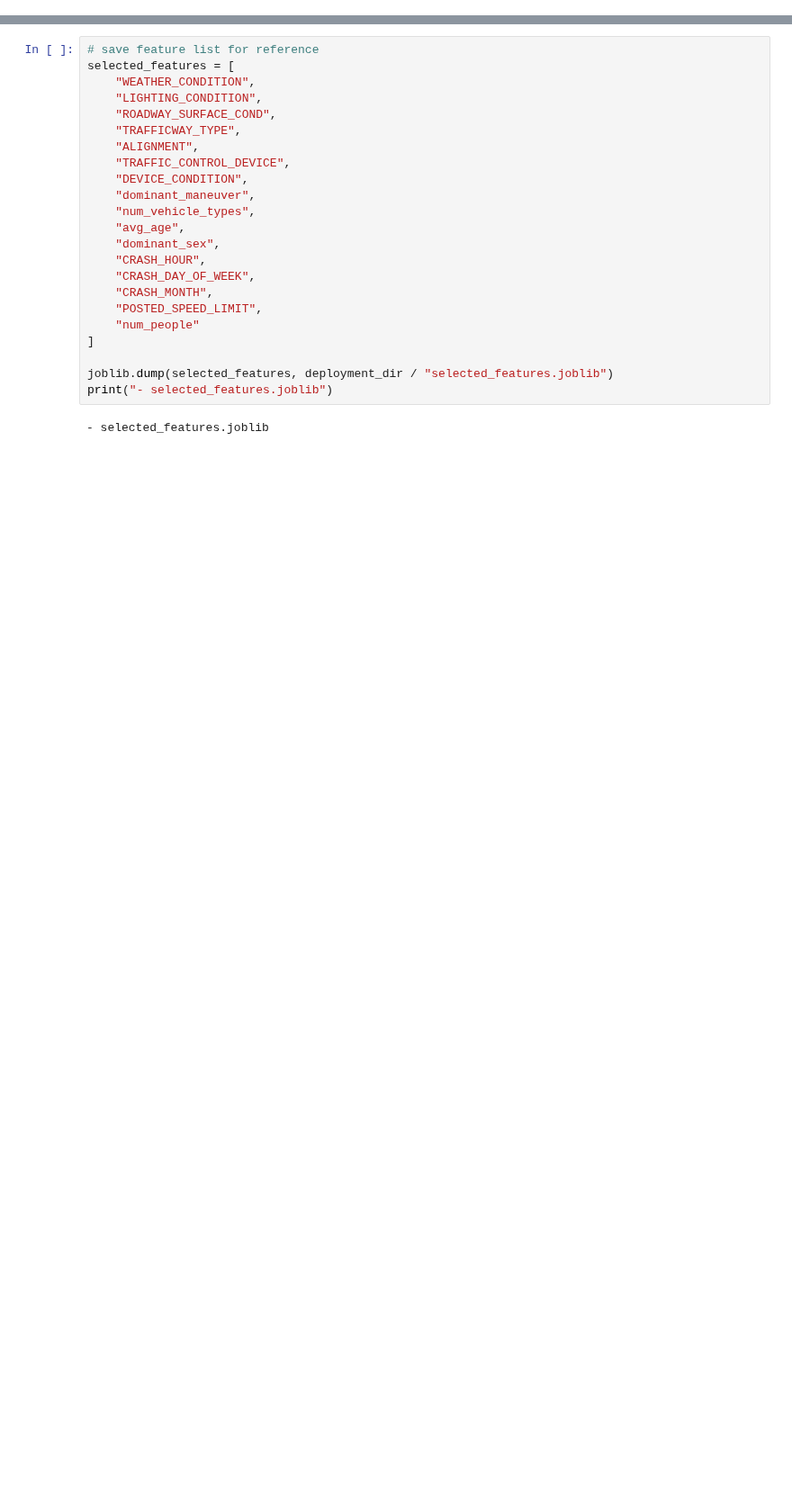
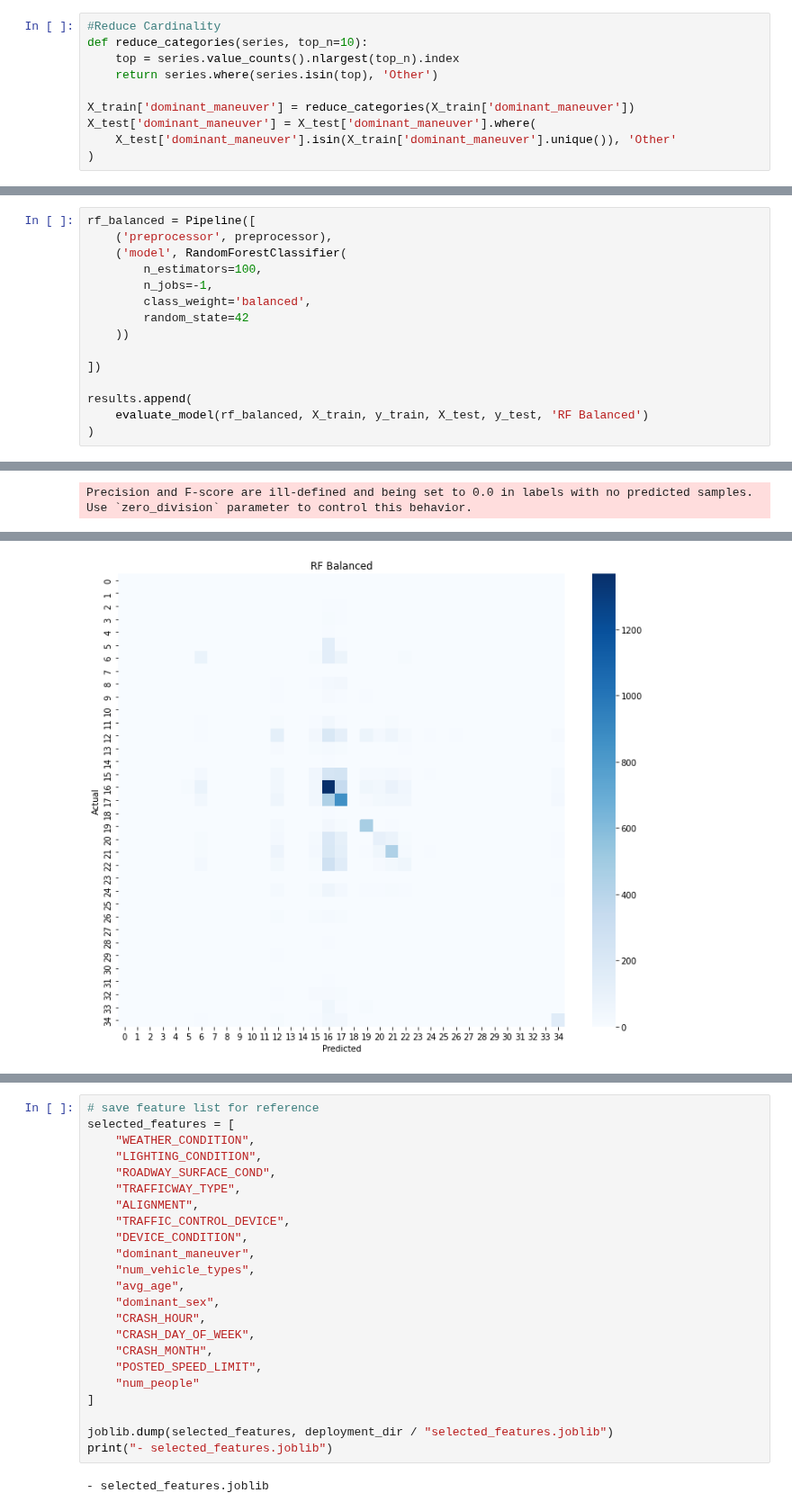
Before and after one commit to ChairoSolutions/Chicago-crash-cause-prediction, a Jupyter notebook: Notebook/index.ipynb, the cells around one changed output, grey strips where cells are left out. Shown at 90% size. Drawn from its saved outputs; the diff is of its cells as text; blank space fills up the shorter version.

```diff
--- a/Notebook/index.ipynb
+++ b/Notebook/index.ipynb
@@ -1798,0 +179,10 @@ print("- label_encoder.joblib (if used)")
+# %%
+#Reduce Cardinality
+def reduce_categories(series, top_n=10):
+    top = series.value_counts().nlargest(top_n).index
+    return series.where(series.isin(top), 'Other')
+
+X_train['dominant_maneuver'] = reduce_categories(X_train['dominant_maneuver'])
+X_test['dominant_maneuver'] = X_test['dominant_maneuver'].where(
+    X_test['dominant_maneuver'].isin(X_train['dominant_maneuver'].unique()), 'Other'
+)
@@ -1798,0 +555,16 @@ print("- label_encoder.joblib (if used)")
+# %%
+rf_balanced = Pipeline([
+    ('preprocessor', preprocessor),
+    ('model', RandomForestClassifier(
+        n_estimators=100,
+        n_jobs=-1,
+        class_weight='balanced',
+        random_state=42
+    ))
+
+])
+
+results.append(
+    evaluate_model(rf_balanced, X_train, y_train, X_test, y_test, 'RF Balanced')
+)
+# %% [output]
@@ -1798,0 +575 @@ print("- label_encoder.joblib (if used)")
+Precision and F-score are ill-defined and being set to 0.0 in labels with no predicted samples. Use `zero_division` parameter to control this behavior.
@@ -1798,0 +593 @@ print("- label_encoder.joblib (if used)")
+[figure, added]
```
Also changed, not shown: parts of 216 cells of this notebook.
